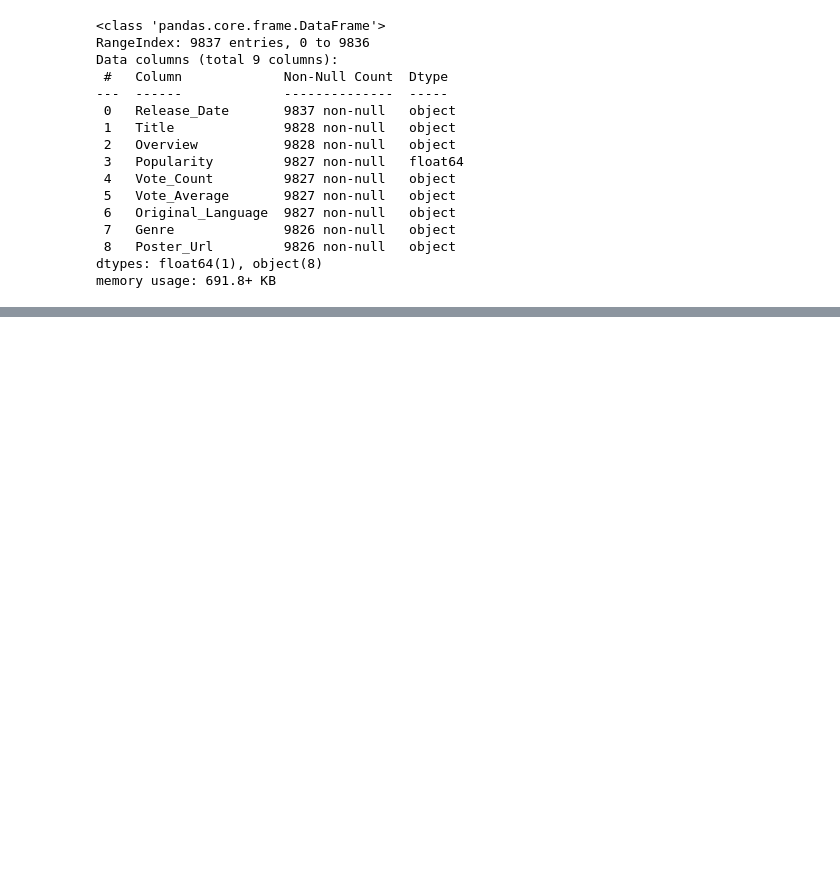
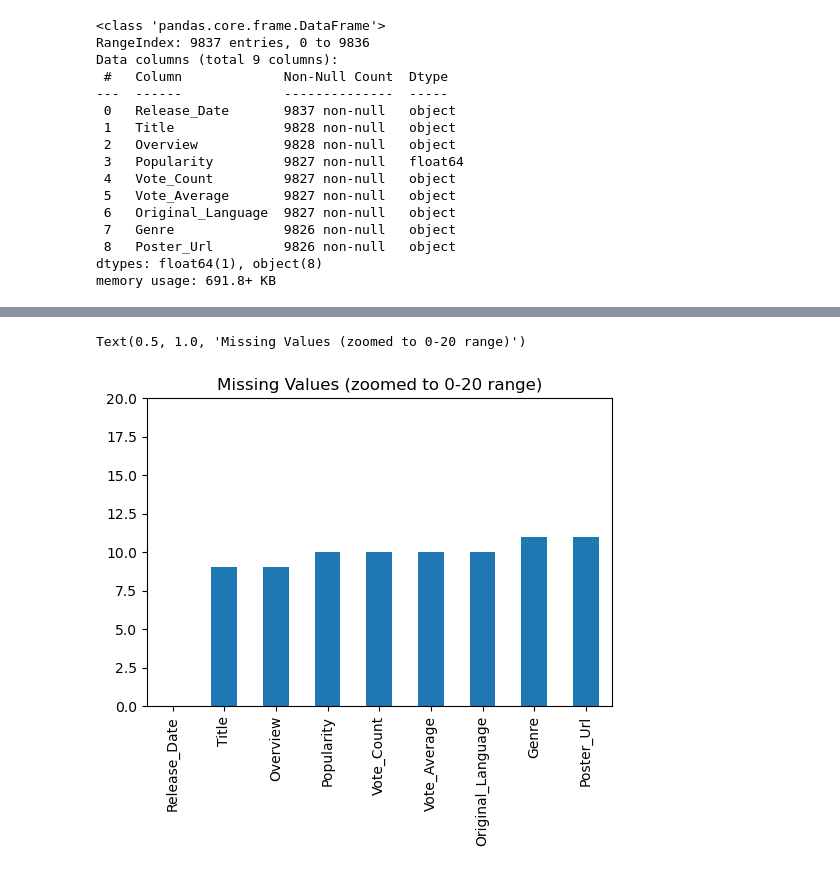
Before and after one commit to Vanshaj14Mohan/Netflix-data-analysis, a Jupyter notebook: Files/main.ipynb, the cells around one changed output, grey strips where cells are left out. Saved outputs shown, nothing was run; the diff lists cells and outputs as text; code cells hidden in the pictures; blank space fills up the shorter version.

```diff
--- a/Files/main.ipynb
+++ b/Files/main.ipynb
@@ -56,0 +52,7 @@ df.isnull().sum().plot(kind="bar", figsize=(6,4))
+# %%
+# 2. Plot with adjusted scale to see small values
+df.isnull().sum().plot(kind='bar', figsize=(6,4), ylim=(0,20))
+plt.title("Missing Values (zoomed to 0-20 range)")
+# %% [output]
+Text(0.5, 1.0, 'Missing Values (zoomed to 0-20 range)')
+[figure, added]
```
Also changed, not shown: parts of 4 cells of this notebook.
